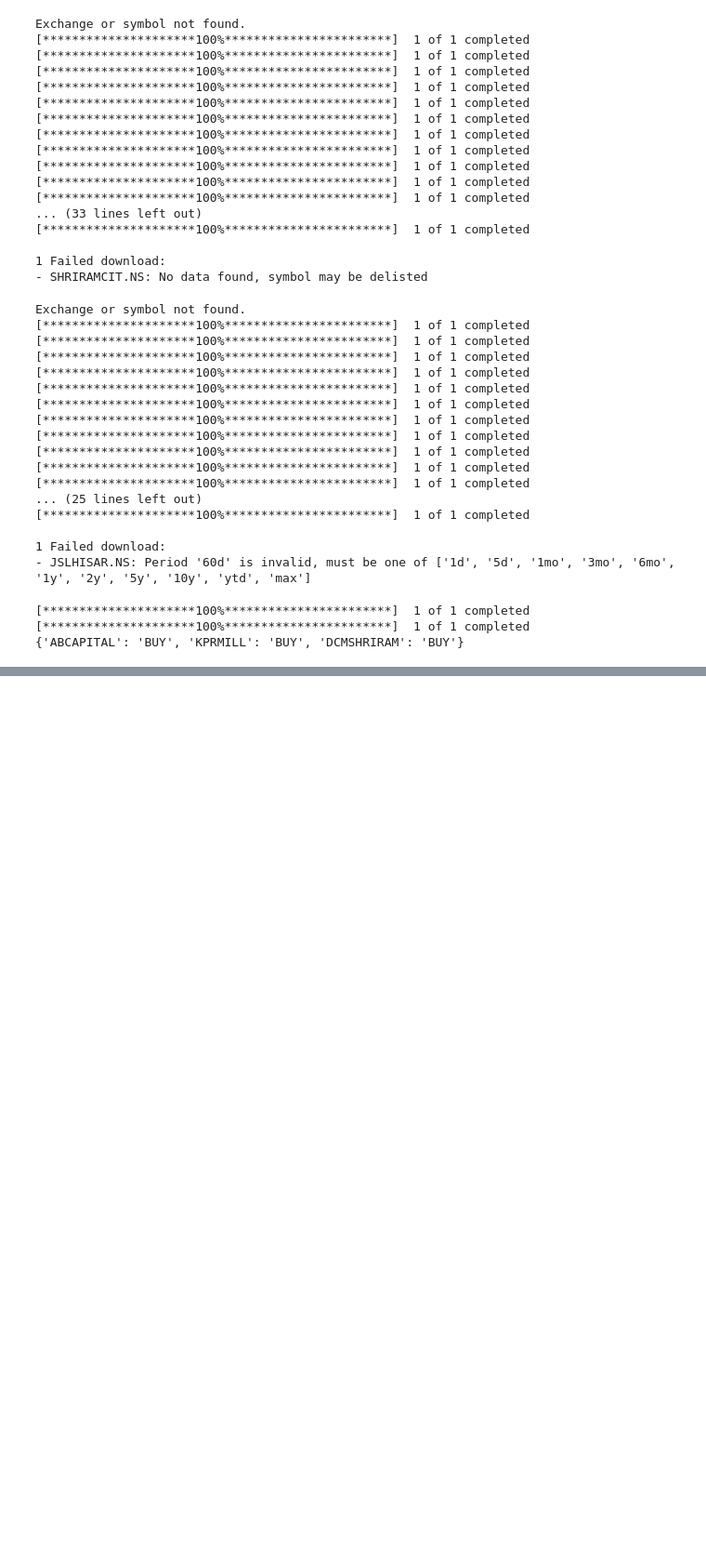
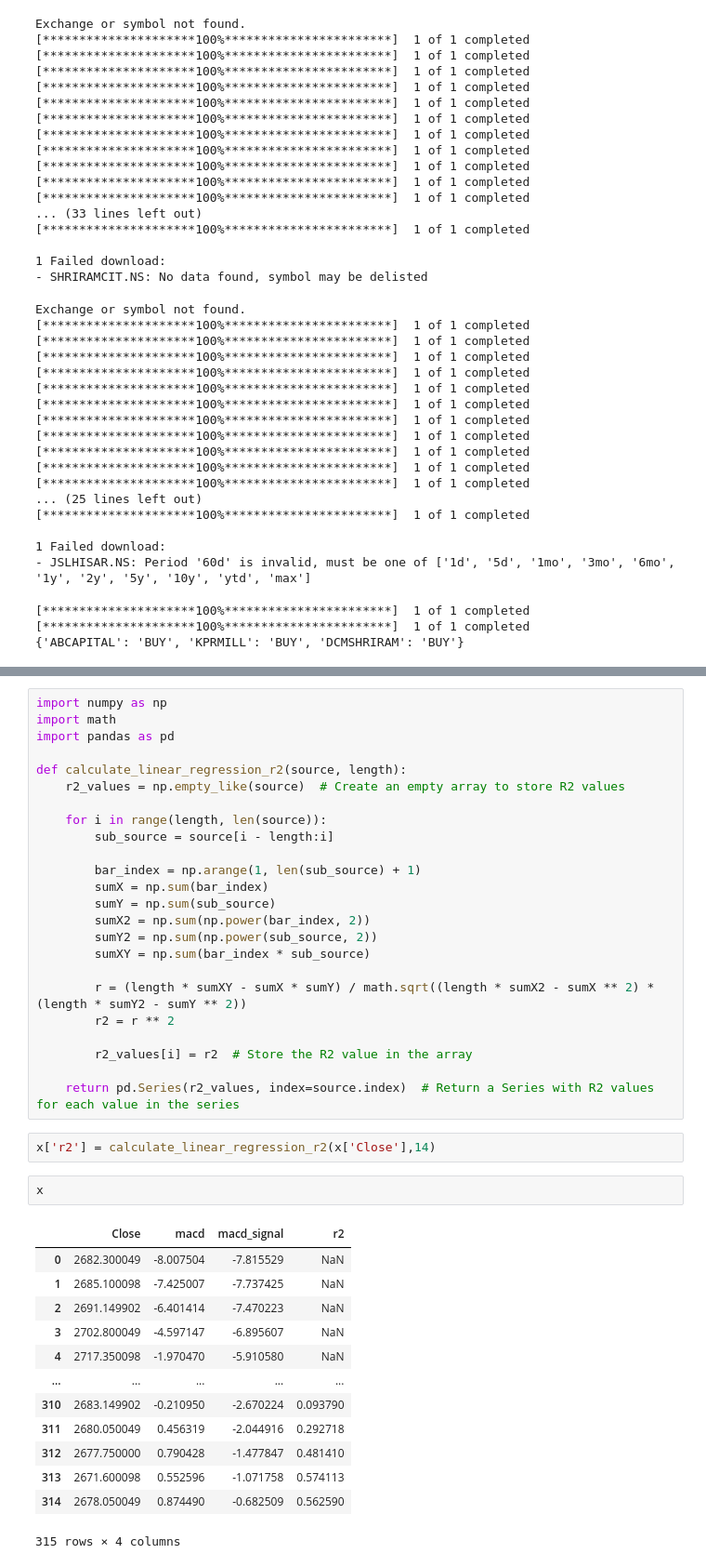
Before and after one commit to innovsm/algorithmic-trading, a Jupyter notebook: stock_recommendation.ipynb, the cells around one changed output, grey strips where cells are left out. Shown: that part at 93% size. Cells and saved outputs as stored; diff of their text form; blank space fills up the shorter version.

```diff
--- a/stock_recommendation.ipynb
+++ b/stock_recommendation.ipynb
@@ -470,0 +488,42 @@ for i, j in zip(result[0], result[1]):
+# %%
+import numpy as np
+import math
+import pandas as pd
+
+def calculate_linear_regression_r2(source, length):
+    r2_values = np.empty_like(source)  # Create an empty array to store R2 values
+
+    for i in range(length, len(source)):
+        sub_source = source[i - length:i]
+
+        bar_index = np.arange(1, len(sub_source) + 1)
+        sumX = np.sum(bar_index)
+        sumY = np.sum(sub_source)
+        sumX2 = np.sum(np.power(bar_index, 2))
+        sumY2 = np.sum(np.power(sub_source, 2))
+        sumXY = np.sum(bar_index * sub_source)
+
+        r = (length * sumXY - sumX * sumY) / math.sqrt((length * sumX2 - sumX ** 2) * (length * sumY2 - sumY ** 2))
+        r2 = r ** 2
+
+        r2_values[i] = r2  # Store the R2 value in the array
+
+    return pd.Series(r2_values, index=source.index)  # Return a Series with R2 values for each value in the series
+# %%
+x['r2'] = calculate_linear_regression_r2(x['Close'],14)
+# %%
+x
+# %% [output]
+|  | Close | macd | macd_signal | r2 |
+| 0 | 2682.300049 | -8.007504 | -7.815529 | NaN |
+| 1 | 2685.100098 | -7.425007 | -7.737425 | NaN |
+| 2 | 2691.149902 | -6.401414 | -7.470223 | NaN |
+| 3 | 2702.800049 | -4.597147 | -6.895607 | NaN |
+| 4 | 2717.350098 | -1.970470 | -5.910580 | NaN |
+| ... | ... | ... | ... | ... |
+| 310 | 2683.149902 | -0.210950 | -2.670224 | 0.093790 |
+| 311 | 2680.050049 | 0.456319 | -2.044916 | 0.292718 |
+| 312 | 2677.750000 | 0.790428 | -1.477847 | 0.481410 |
+| 313 | 2671.600098 | 0.552596 | -1.071758 | 0.574113 |
+| 314 | 2678.050049 | 0.874490 | -0.682509 | 0.562590 |
+315 rows × 4 columns
```
Also changed, not shown: parts of 8 cells of this notebook, 2 other files.
